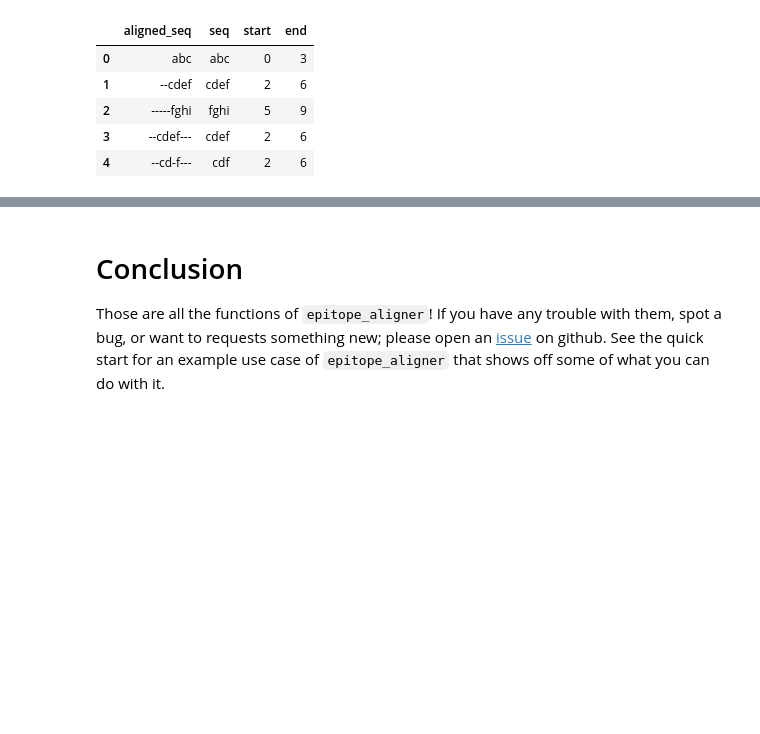
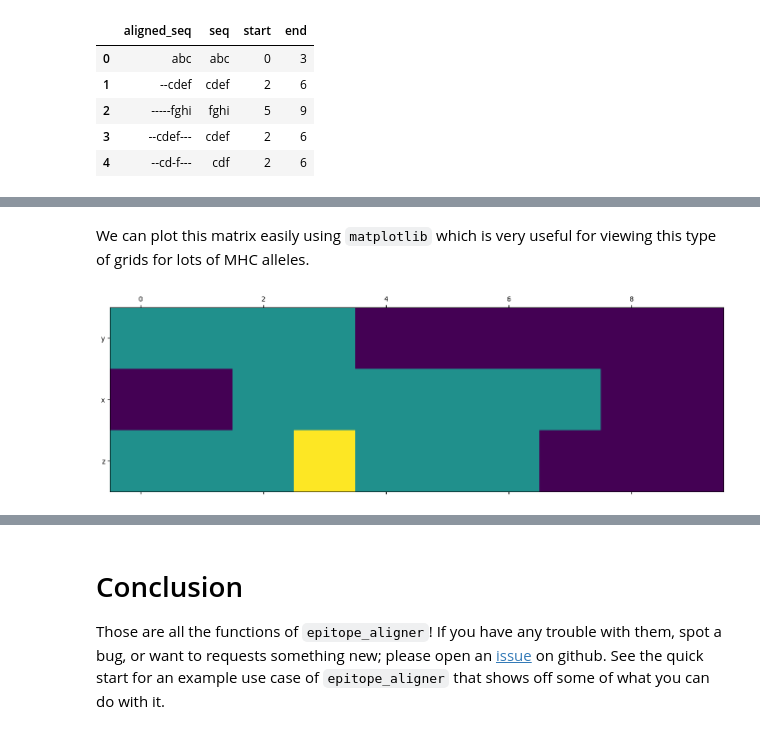
Before and after one commit to BarinthusBio/epitope_aligner, a Jupyter notebook: examples/cookbook.ipynb, the cells around one changed output, grey strips where cells are left out. Saved outputs shown, nothing was run; the diff lists cells and outputs as text; code cells hidden in the pictures; blank space fills up the shorter version.

```diff
--- a/examples/cookbook.ipynb
+++ b/examples/cookbook.ipynb
@@ -738,0 +841,7 @@ epitopes
+# %%
+sequence = utils.random_seq(10)
+epitopes = utils.random_epitopes(sequence, n=5, epitope_lengths=(3,6), index=0, includeend=False)
+epitopes['mhc_allele'] = ["x","x","y","z","z"]
+
+print(sequence)
+epitopes
@@ -738,0 +858,2 @@ epitopes
+# %%
+stretched_epitopes = stretch.stretch(epitopes)
@@ -738,0 +882,3 @@ epitopes
+# %%
+allele_position_count = stretched_epitopes.groupby(["mhc_allele", "position"]).size()
+allele_position_count
@@ -738,0 +908,9 @@ epitopes
+# %%
+grid = stretch.make_grid(
+    allele_position_count,
+    index=0,
+    parent_seq_length=len(sequence),
+    empty_value=0
+)
+
+grid
@@ -738,0 +924,9 @@ epitopes
+# %% [markdown]
+We can plot this matrix easily using `matplotlib` which is very useful for viewing this
+type of grids for lots of MHC alleles.
+# %%
+plt.matshow(grid)
+plt.yticks(np.arange(len(grid.index)), labels=grid.index)
+plt.show()
+# %% [output]
+[figure, added]
```
Also changed, not shown: parts of 30 cells of this notebook, 1 other file.
